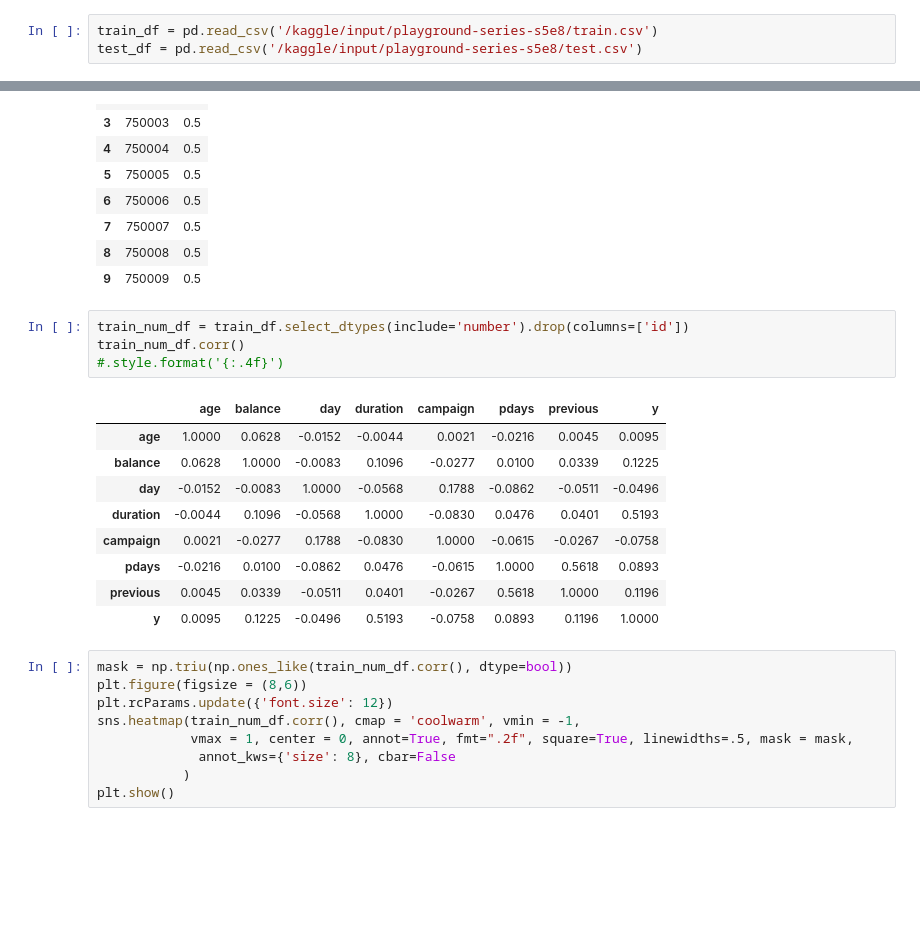
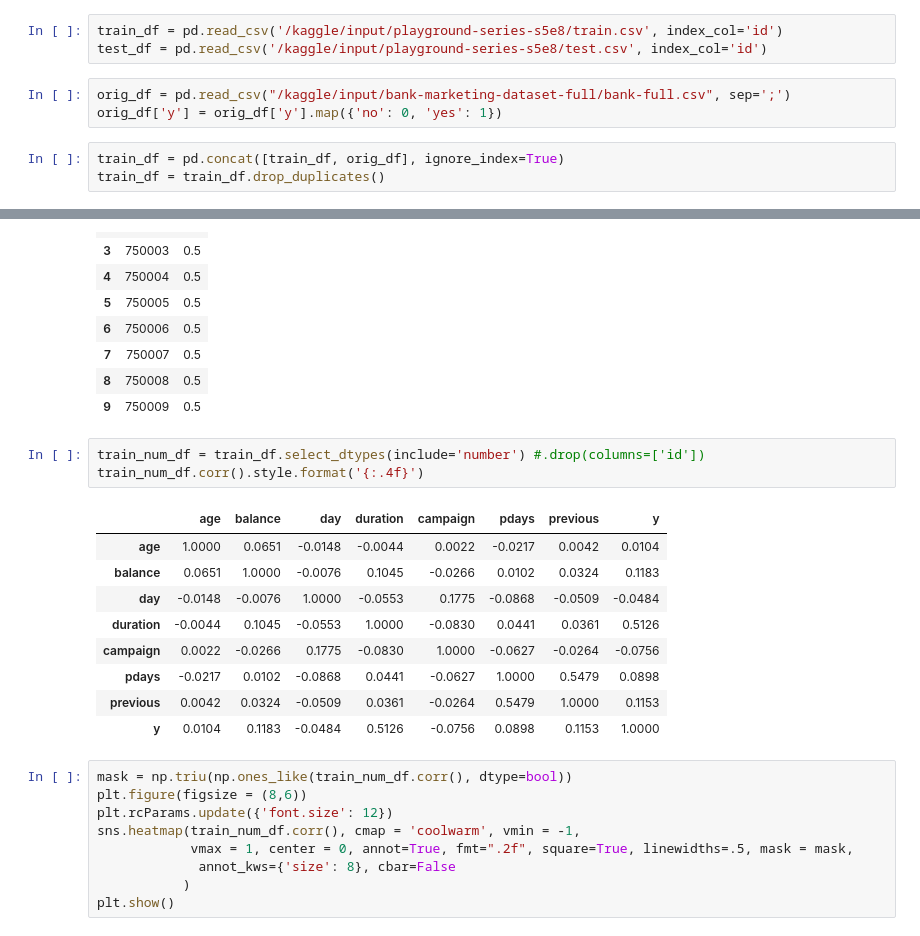
Before and after one commit to chitreshkr/Kaggle_Projects, a Jupyter notebook: Bank Classification/bank-classification-playground.ipynb, the cells around one changed output, grey strips where cells are left out. Saved outputs shown, nothing was run; the diff lists cells and outputs as text; blank space fills up the shorter version.

```diff
--- a/Bank Classification/bank-classification-playground.ipynb
+++ b/Bank Classification/bank-classification-playground.ipynb
@@ -49,6 +53,12 @@ test_backup = pd.read_csv('/kaggle/input/playground-series-s5e8/test.csv')
 # %%
-train_df = pd.read_csv('/kaggle/input/playground-series-s5e8/train.csv')
-test_df = pd.read_csv('/kaggle/input/playground-series-s5e8/test.csv')
+train_df = pd.read_csv('/kaggle/input/playground-series-s5e8/train.csv', index_col='id')
+test_df = pd.read_csv('/kaggle/input/playground-series-s5e8/test.csv', index_col='id')
+# %%
+orig_df = pd.read_csv("/kaggle/input/bank-marketing-dataset-full/bank-full.csv", sep=';')
+orig_df['y'] = orig_df['y'].map({'no': 0, 'yes': 1})
+# %%
+train_df = pd.concat([train_df, orig_df], ignore_index=True)
+train_df = train_df.drop_duplicates()
 # %%
 train_df.head(10)
 # %% [output]
@@ -154,19 +164,18 @@ sample_submission.head(10)
 | 8 | 750008 | 0.5 |
 | 9 | 750009 | 0.5 |
 # %%
-train_num_df = train_df.select_dtypes(include='number').drop(columns=['id'])
-train_num_df.corr()
-#.style.format('{:.4f}')
+train_num_df = train_df.select_dtypes(include='number') #.drop(columns=['id'])
+train_num_df.corr().style.format('{:.4f}')
 # %% [output]
 |  | age | balance | day | duration | campaign | pdays | previous | y |
-| age | 1.0000 | 0.0628 | -0.0152 | -0.0044 | 0.0021 | -0.0216 | 0.0045 | 0.0095 |
-| balance | 0.0628 | 1.0000 | -0.0083 | 0.1096 | -0.0277 | 0.0100 | 0.0339 | 0.1225 |
-| day | -0.0152 | -0.0083 | 1.0000 | -0.0568 | 0.1788 | -0.0862 | -0.0511 | -0.0496 |
-| duration | -0.0044 | 0.1096 | -0.0568 | 1.0000 | -0.0830 | 0.0476 | 0.0401 | 0.5193 |
-| campaign | 0.0021 | -0.0277 | 0.1788 | -0.0830 | 1.0000 | -0.0615 | -0.0267 | -0.0758 |
-| pdays | -0.0216 | 0.0100 | -0.0862 | 0.0476 | -0.0615 | 1.0000 | 0.5618 | 0.0893 |
-| previous | 0.0045 | 0.0339 | -0.0511 | 0.0401 | -0.0267 | 0.5618 | 1.0000 | 0.1196 |
-| y | 0.0095 | 0.1225 | -0.0496 | 0.5193 | -0.0758 | 0.0893 | 0.1196 | 1.0000 |
+| age | 1.0000 | 0.0651 | -0.0148 | -0.0044 | 0.0022 | -0.0217 | 0.0042 | 0.0104 |
+| balance | 0.0651 | 1.0000 | -0.0076 | 0.1045 | -0.0266 | 0.0102 | 0.0324 | 0.1183 |
+| day | -0.0148 | -0.0076 | 1.0000 | -0.0553 | 0.1775 | -0.0868 | -0.0509 | -0.0484 |
+| duration | -0.0044 | 0.1045 | -0.0553 | 1.0000 | -0.0830 | 0.0441 | 0.0361 | 0.5126 |
+| campaign | 0.0022 | -0.0266 | 0.1775 | -0.0830 | 1.0000 | -0.0627 | -0.0264 | -0.0756 |
+| pdays | -0.0217 | 0.0102 | -0.0868 | 0.0441 | -0.0627 | 1.0000 | 0.5479 | 0.0898 |
+| previous | 0.0042 | 0.0324 | -0.0509 | 0.0361 | -0.0264 | 0.5479 | 1.0000 | 0.1153 |
+| y | 0.0104 | 0.1183 | -0.0484 | 0.5126 | -0.0756 | 0.0898 | 0.1153 | 1.0000 |
 # %%
 mask = np.triu(np.ones_like(train_num_df.corr(), dtype=bool))
 plt.figure(figsize = (8,6))
```
Also changed, not shown: parts of 21 cells of this notebook.
